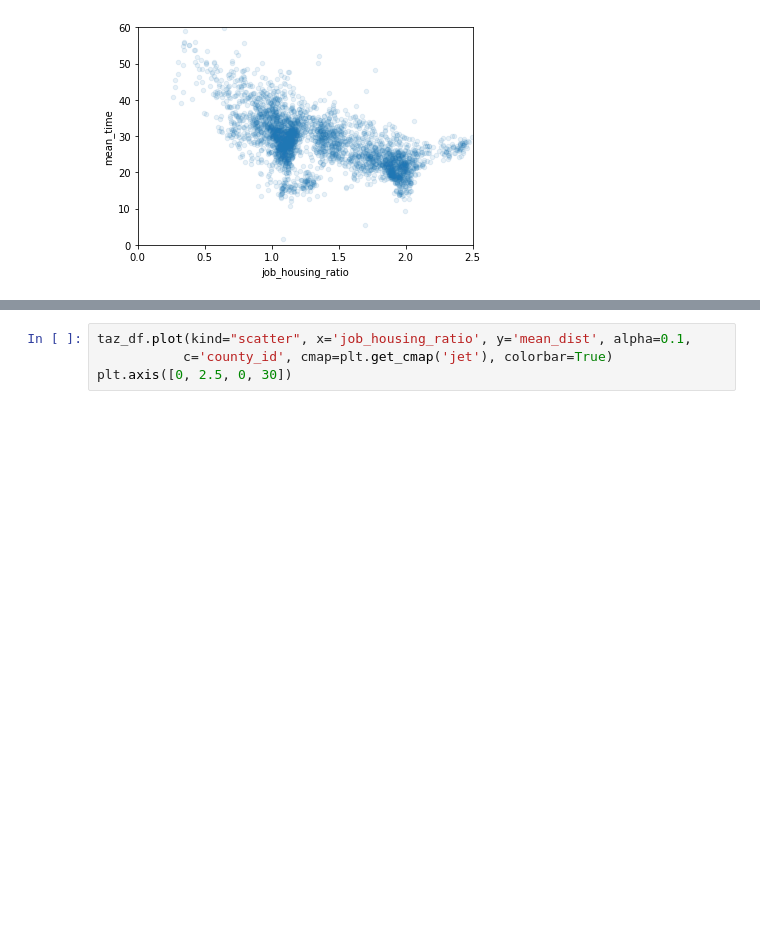
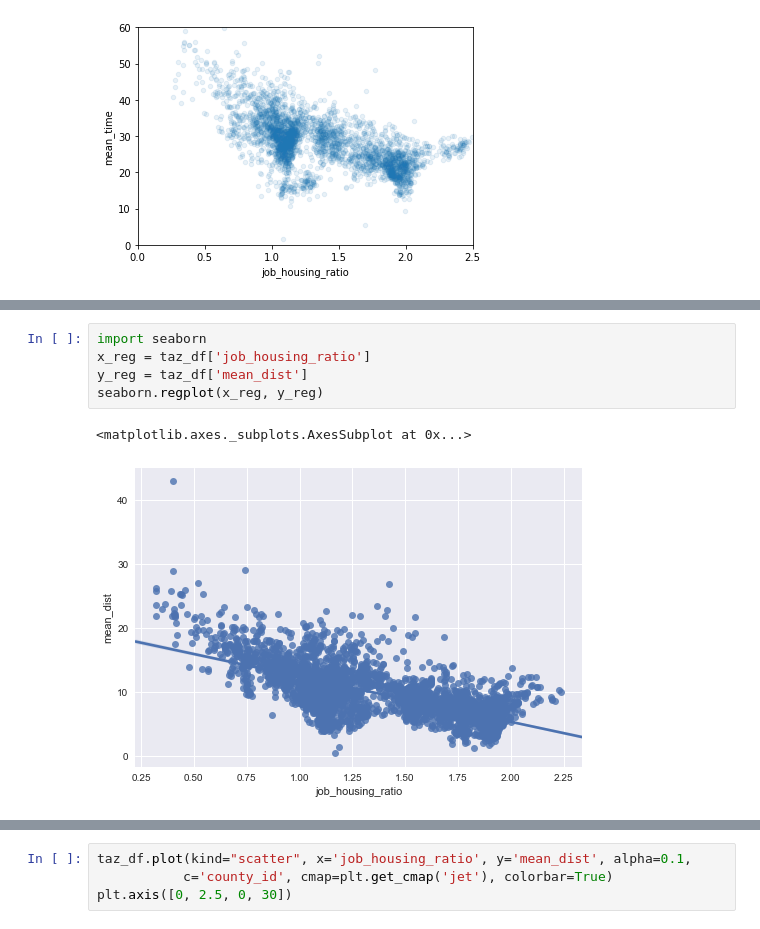
Before and after one commit to AngelaQYang/data_request, a Jupyter notebook: Job-Housing Bins Insights Viz.ipynb, the cells around one changed output, grey strips where cells are left out. Saved outputs shown, nothing was run; the diff lists cells and outputs as text; blank space fills up the shorter version.

```diff
--- a/Job-Housing Bins Insights Viz.ipynb
+++ b/Job-Housing Bins Insights Viz.ipynb
@@ -80,0 +123,8 @@ plt.axis([0,2.5, 0, 60])
+# %%
+import seaborn
+x_reg = taz_df['job_housing_ratio']
+y_reg = taz_df['mean_dist']
+seaborn.regplot(x_reg, y_reg)
+# %% [output]
+<matplotlib.axes._subplots.AxesSubplot at 0x...>
+[figure, added]
```
Also changed, not shown: parts of 8 cells of this notebook.
